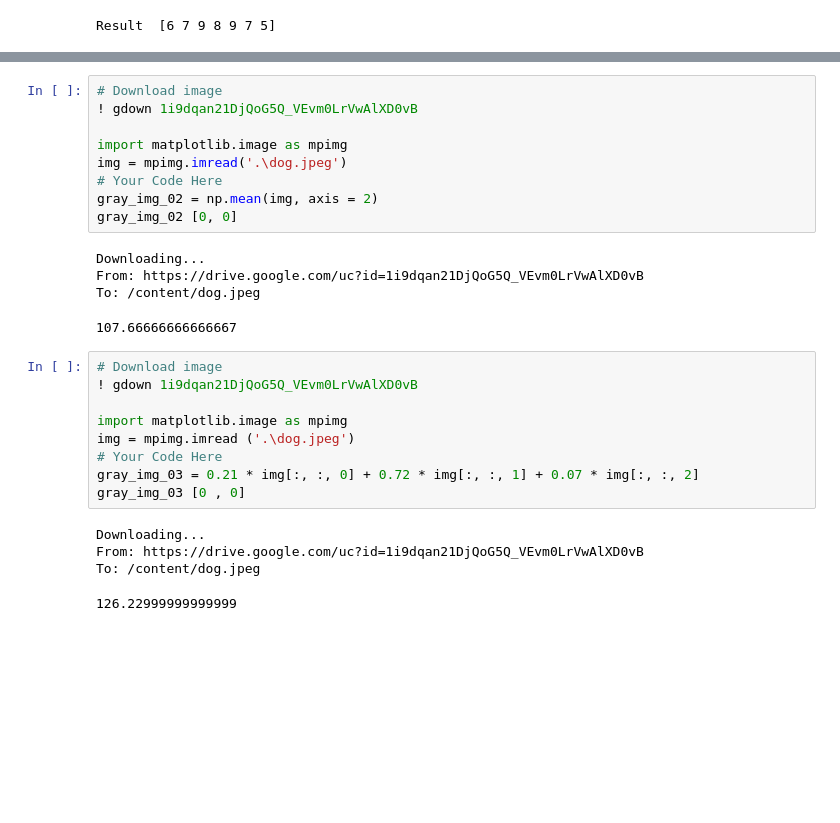
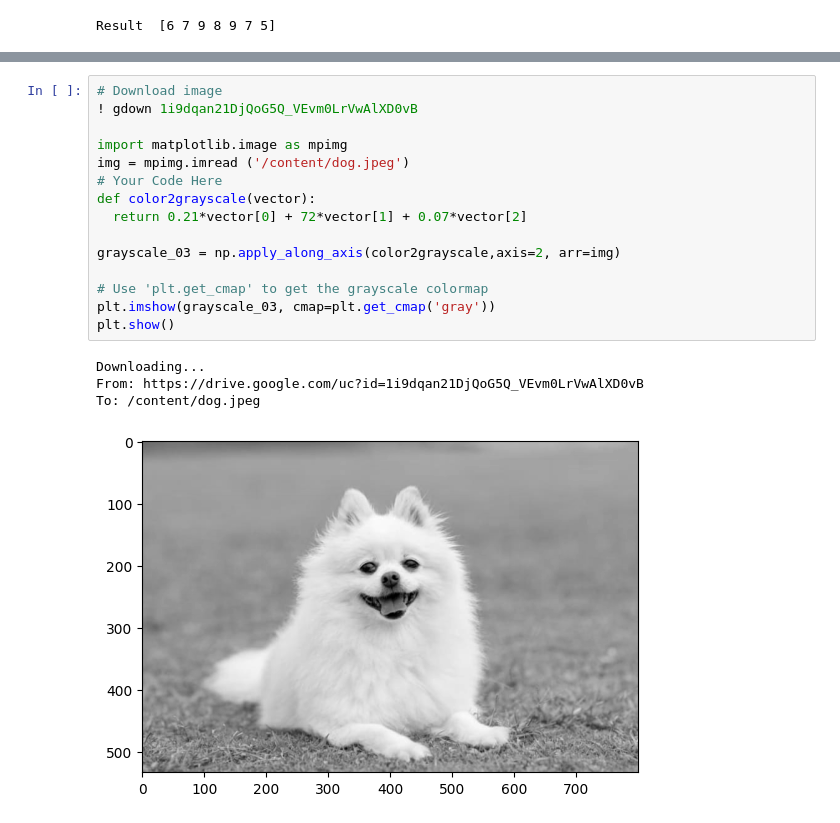
Before and after one commit to Thuy01234567/AIO, a Jupyter notebook: modul2_week1.ipynb, the cells around one changed output, grey strips where cells are left out. Cells and saved outputs as stored; diff of their text form; blank space fills up the shorter version.

```diff
--- a/modul2_week1.ipynb
+++ b/modul2_week1.ipynb
@@ -108,31 +139,23 @@ To: /content/dog.jpeg
 # %%
 # Download image
 ! gdown 1i9dqan21DjQoG5Q_VEvm0LrVwAlXD0vB
 
 import matplotlib.image as mpimg
-img = mpimg.imread('.\dog.jpeg')
+img = mpimg.imread ('/content/dog.jpeg')
 # Your Code Here
-gray_img_02 = np.mean(img, axis = 2)
-gray_img_02 [0, 0]
+def color2grayscale(vector):
+  return 0.21*vector[0] + 72*vector[1] + 0.07*vector[2]
+
+grayscale_03 = np.apply_along_axis(color2grayscale,axis=2, arr=img)
+
+# Use 'plt.get_cmap' to get the grayscale colormap
+plt.imshow(grayscale_03, cmap=plt.get_cmap('gray'))
+plt.show()
 # %% [output]
 Downloading...
 From: https://drive.google.com/uc?id=1i9dqan21DjQoG5Q_VEvm0LrVwAlXD0vB
 To: /content/dog.jpeg
-107.66666666666667
+[figure, added]
-# %%
-# Download image
-! gdown 1i9dqan21DjQoG5Q_VEvm0LrVwAlXD0vB
-
-import matplotlib.image as mpimg
-img = mpimg.imread ('.\dog.jpeg')
-# Your Code Here
-gray_img_03 = 0.21 * img[:, :, 0] + 0.72 * img[:, :, 1] + 0.07 * img[:, :, 2]
-gray_img_03 [0 , 0]
-# %% [output]
-Downloading...
-From: https://drive.google.com/uc?id=1i9dqan21DjQoG5Q_VEvm0LrVwAlXD0vB
-To: /content/dog.jpeg
-126.22999999999999
 # %%
 # Download data
 ! gdown 1iA0WmVfW88HyJvTBSQDI5vesf-pgKabq
```
Also changed, not shown: parts of 13 cells of this notebook.
